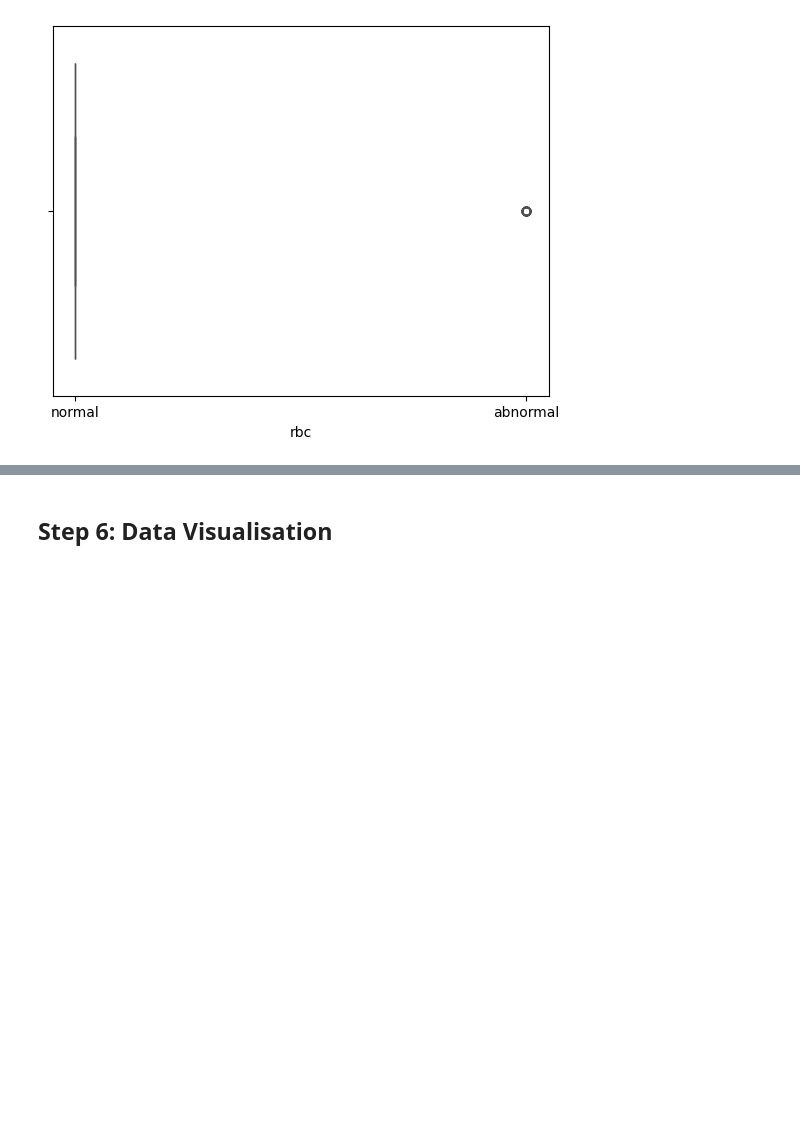
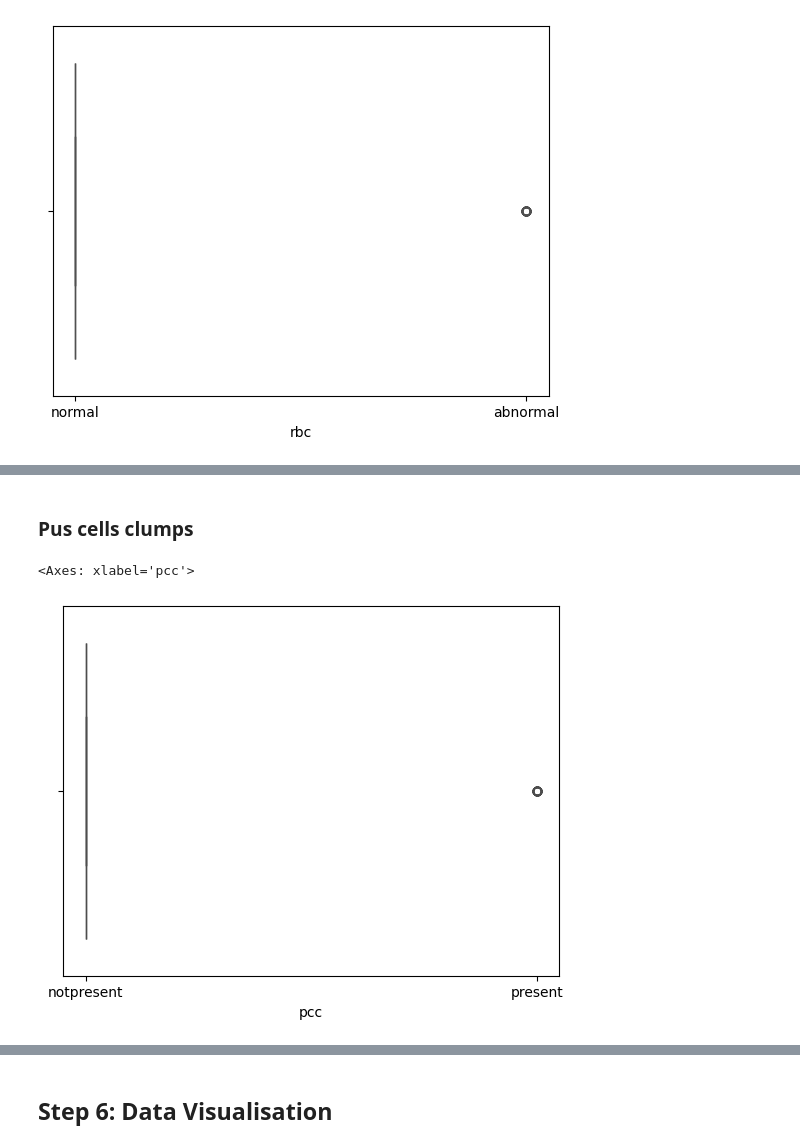
Before and after one commit to SimranS22/Kidney-Disease-Prediction-Model, a Jupyter notebook: Notebook/Kidney-disease-prediction-model.ipynb, the cells around one changed output, grey strips where cells are left out. Saved outputs shown, nothing was run; the diff lists cells and outputs as text; code cells hidden in the pictures; blank space fills up the shorter version.

```diff
--- a/Notebook/Kidney-disease-prediction-model.ipynb
+++ b/Notebook/Kidney-disease-prediction-model.ipynb
@@ -207,0 +208,7 @@ sns.boxplot(x = 'rbc', data=df, color='#da3074')
+# %% [markdown]
+### Pus cells clumps
+# %%
+sns.boxplot(x = 'pcc', data=df, color='orange')
+# %% [output]
+<Axes: xlabel='pcc'>
+[figure, added]
```
Also changed, not shown: parts of 28 cells of this notebook.
